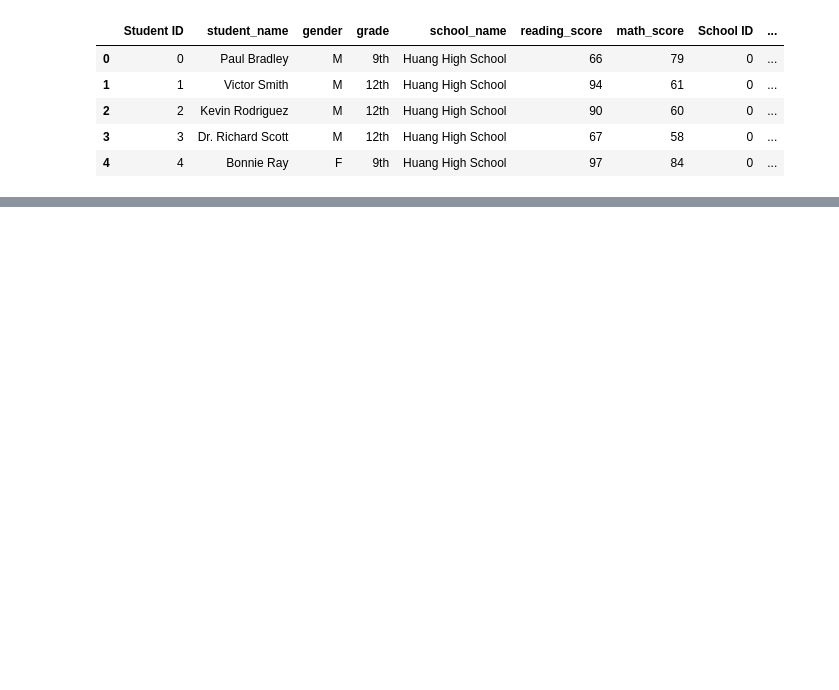
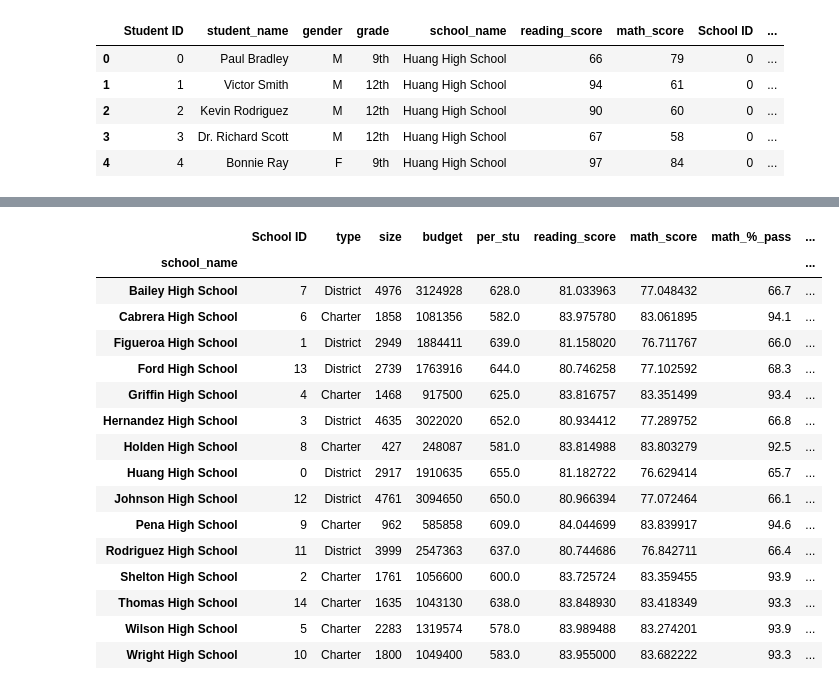
Before and after one commit to bman511/PyAcademy, a Jupyter notebook: PyCitySchoolsAnalysis.ipynb, the cells around one changed output, grey strips where cells are left out. Drawn from its saved outputs; the diff is of its cells as text; code cells hidden in the pictures; blank space fills up the shorter version.

```diff
--- a/PyCitySchoolsAnalysis.ipynb
+++ b/PyCitySchoolsAnalysis.ipynb
@@ -75,3 +107,8 @@ SyntaxError: keyword can't be an expression (<ipython-input-72-76a8e52785d2>, li
+# %%
+#Add budget per student
+no_dups_df['per_stu'] = no_dups_df['budget']/no_dups_df['size']
+#set new index as school name
+no_dups_df = no_dups_df.set_index('school_name')
 # %%
 #Merge two data sets based on school_name column
 all_data = load_student.merge(load_school,on='school_name',how='inner')
@@ -83,3 +120,7 @@ all_data.head()
 | 2 | 2 | Kevin Rodriguez | M | 12th | Huang High School | 90 | 60 | 0 | ... |
 | 3 | 3 | Dr. Richard Scott | M | 12th | Huang High School | 67 | 58 | 0 | ... |
 | 4 | 4 | Bonnie Ray | F | 9th | Huang High School | 97 | 84 | 0 | ... |
+# %%
+#Generate df of mean scores
+mean_scores = all_data.groupby('school_name').mean()
+mean_scores.head()
@@ -85,0 +135,6 @@ all_data.head()
+# %%
+#Select columns and create new df
+sub_mean_df = mean_scores[['reading_score','math_score']]
+#Add mean columns to schools list
+final_df = pd.concat([no_dups_df,sub_mean_df],axis=1,sort=True)
+final_df
@@ -85,0 +158,9 @@ all_data.head()
+# %%
+#Get percent passing reading and math
+
+pass_df = all_data.groupby('school_name')[['reading_score','math_score']].apply(lambda x: (x >= 70).sum()).reset_index()
+#df11=df.groupby('key1')['key2'].apply(lambda x: (x=='one').sum()).reset_index(name='count')
+pass_df = pass_df.set_index(['school_name'])
+pass_df['math_%_pass'] = round((pass_df['math_score']/final_df['size'])*100,1)
+pass_df['read_%_pass'] = round((pass_df['reading_score']/final_df['size'])*100,1)
+pass_df
@@ -85,0 +185,24 @@ all_data.head()
+# %%
+#Select columns and create new df
+sub_prcnt_df = pass_df[['math_%_pass','read_%_pass']]
+#Add mean columns to schools list
+final_school_df = pd.concat([final_df,sub_prcnt_df],axis=1,sort=True)
+final_school_df
+# %% [output]
+|  | School ID | type | size | budget | per_stu | reading_score | math_score | math_%_pass | ... |
+| school_name |  |  |  |  |  |  |  |  | ... |
+| Bailey High School | 7 | District | 4976 | 3124928 | 628.0 | 81.033963 | 77.048432 | 66.7 | ... |
+| Cabrera High School | 6 | Charter | 1858 | 1081356 | 582.0 | 83.975780 | 83.061895 | 94.1 | ... |
+| Figueroa High School | 1 | District | 2949 | 1884411 | 639.0 | 81.158020 | 76.711767 | 66.0 | ... |
+| Ford High School | 13 | District | 2739 | 1763916 | 644.0 | 80.746258 | 77.102592 | 68.3 | ... |
+| Griffin High School | 4 | Charter | 1468 | 917500 | 625.0 | 83.816757 | 83.351499 | 93.4 | ... |
+| Hernandez High School | 3 | District | 4635 | 3022020 | 652.0 | 80.934412 | 77.289752 | 66.8 | ... |
+| Holden High School | 8 | Charter | 427 | 248087 | 581.0 | 83.814988 | 83.803279 | 92.5 | ... |
+| Huang High School | 0 | District | 2917 | 1910635 | 655.0 | 81.182722 | 76.629414 | 65.7 | ... |
+| Johnson High School | 12 | District | 4761 | 3094650 | 650.0 | 80.966394 | 77.072464 | 66.1 | ... |
+| Pena High School | 9 | Charter | 962 | 585858 | 609.0 | 84.044699 | 83.839917 | 94.6 | ... |
+| Rodriguez High School | 11 | District | 3999 | 2547363 | 637.0 | 80.744686 | 76.842711 | 66.4 | ... |
+| Shelton High School | 2 | Charter | 1761 | 1056600 | 600.0 | 83.725724 | 83.359455 | 93.9 | ... |
+| Thomas High School | 14 | Charter | 1635 | 1043130 | 638.0 | 83.848930 | 83.418349 | 93.3 | ... |
+| Wilson High School | 5 | Charter | 2283 | 1319574 | 578.0 | 83.989488 | 83.274201 | 93.9 | ... |
+| Wright High School | 10 | Charter | 1800 | 1049400 | 583.0 | 83.955000 | 83.682222 | 93.3 | ... |
```
Also changed, not shown: parts of 9 cells of this notebook.
